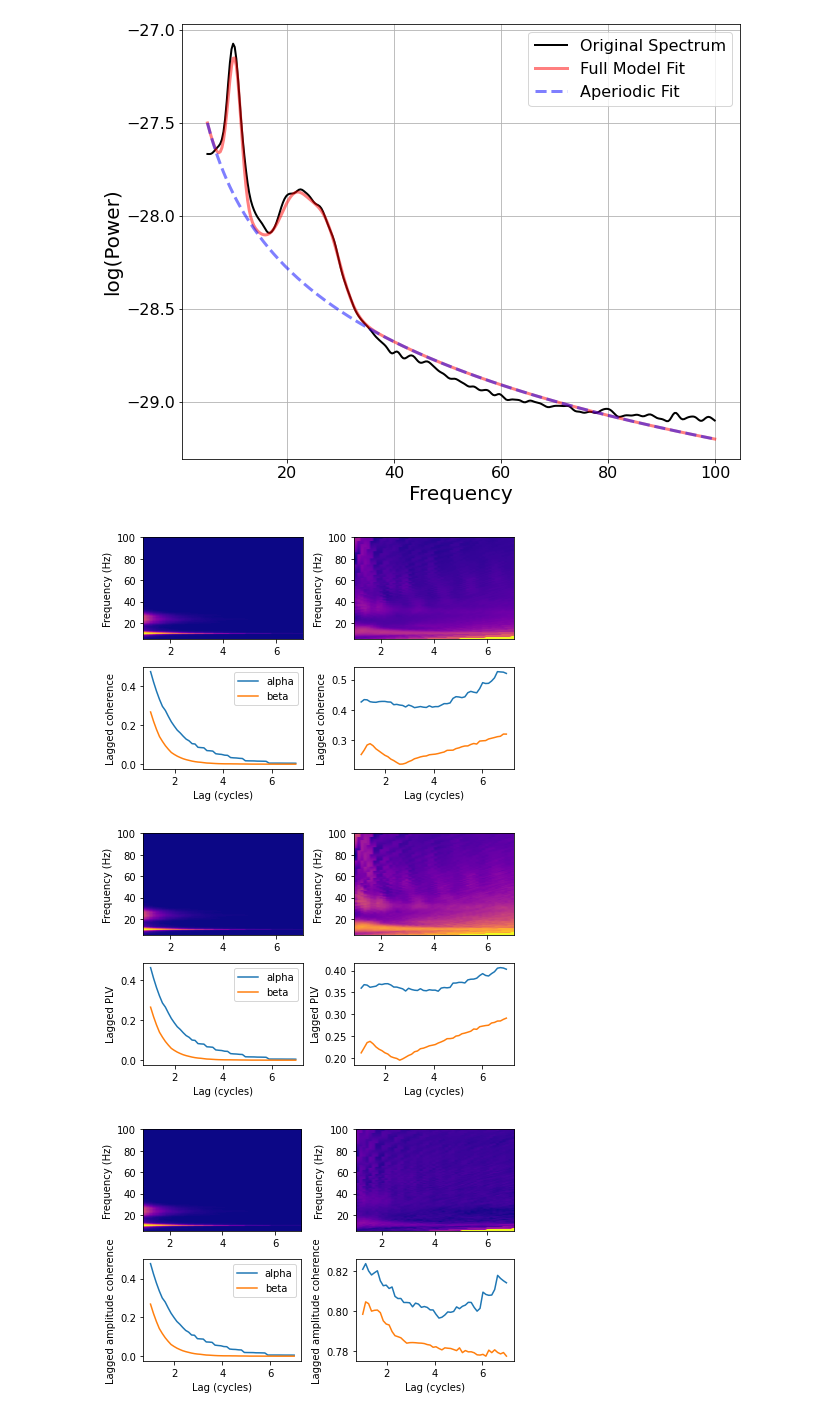
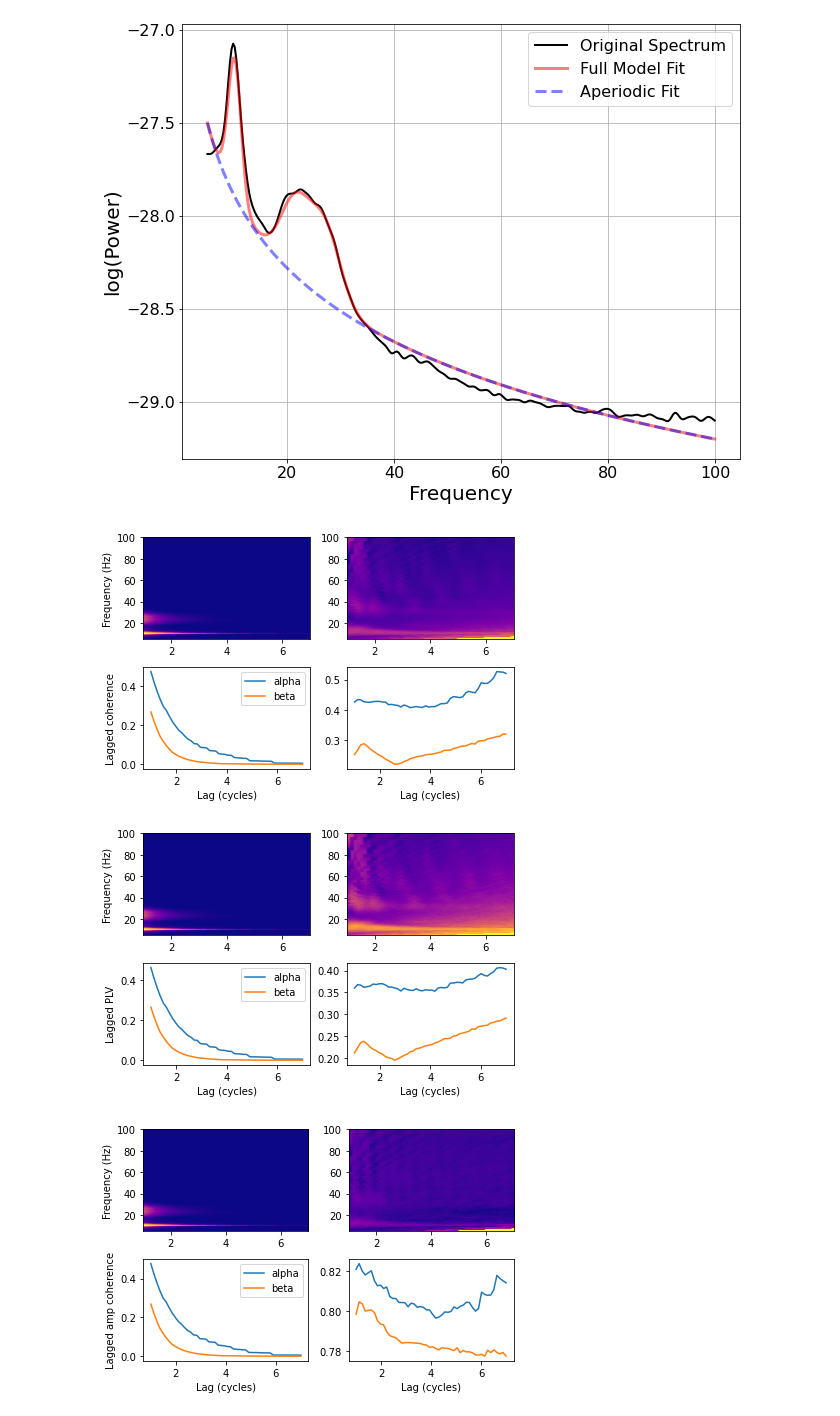
Before and after one commit to danclab/lagged_hilbert_coherence, a Jupyter notebook: meg_sensor_data.ipynb, the cells around one changed output. Cells and saved outputs as stored; diff of their text form; code cells hidden in the pictures.

```diff
--- a/meg_sensor_data.ipynb
+++ b/meg_sensor_data.ipynb
@@ -61,7 +61,6 @@ plt.subplot(2,2,2)
 i1=plt.imshow(np.nanmean(lc_classic,axis=0), aspect='auto', cmap='plasma',
               extent=[lags[0], lags[-1], freqs[0], freqs[-1]],
               origin='lower')
-plt.ylabel('Frequency (Hz)')
 plt.subplot(2,2,3)
 plt.plot(lags,np.nanmean(np.nanmean(lc_surrogate[:,low_frange,:],axis=1),axis=0),label='alpha')
 plt.plot(lags,np.nanmean(np.nanmean(lc_surrogate[:,high_frange,:],axis=1),axis=0),label='beta')
@@ -72,10 +71,9 @@ plt.subplot(2,2,4)
 plt.plot(lags,np.nanmean(np.nanmean(lc_classic[:,low_frange,:],axis=1),axis=0),label='alpha')
 plt.plot(lags,np.nanmean(np.nanmean(lc_classic[:,high_frange,:],axis=1),axis=0),label='beta')
 plt.xlabel('Lag (cycles)')
-plt.ylabel('Lagged coherence')
 plt.tight_layout()
 # %% [output]
-[figure, old version]
+[figure, new version]
 # %%
 lplv_surrogate=lagged_surrogate_coherence(data, freqs, lags, 600, type='plv')
 lplv_classic=lagged_coherence_classic(data, freqs, lags, 600, type='plv')
@@ -93,7 +91,6 @@ plt.subplot(2,2,2)
 i1=plt.imshow(np.nanmean(lplv_classic,axis=0), aspect='auto', cmap='plasma',
               extent=[lags[0], lags[-1], freqs[0], freqs[-1]],
               origin='lower')
-plt.ylabel('Frequency (Hz)')
 plt.subplot(2,2,3)
 plt.plot(lags,np.nanmean(np.nanmean(lplv_surrogate[:,low_frange,:],axis=1),axis=0),label='alpha')
 plt.plot(lags,np.nanmean(np.nanmean(lplv_surrogate[:,high_frange,:],axis=1),axis=0),label='beta')
@@ -104,42 +101,39 @@ plt.subplot(2,2,4)
 plt.plot(lags,np.nanmean(np.nanmean(lplv_classic[:,low_frange,:],axis=1),axis=0),label='alpha')
 plt.plot(lags,np.nanmean(np.nanmean(lplv_classic[:,high_frange,:],axis=1),axis=0),label='beta')
 plt.xlabel('Lag (cycles)')
-plt.ylabel('Lagged PLV')
 plt.tight_layout()
 # %% [output]
-[figure, old version]
+[figure, new version]
 # %%
 lac_surrogate=lagged_surrogate_coherence(data, freqs, lags, 600, type='amp_coh')
 lac_classic=lagged_coherence_classic(data, freqs, lags, 600, type='amp_coh')
 # %%
 low_frange=np.where((freqs>=7) & (freqs<=13))[0]
 high_frange=np.where((freqs>=13) & (freqs<=30))[0]
 
 plt.figure()
 plt.subplot(2,2,1)
 i1=plt.imshow(np.nanmean(lac_surrogate,axis=0), aspect='auto', cmap='plasma',
               extent=[lags[0], lags[-1], freqs[0], freqs[-1]],
               origin='lower')
 plt.ylabel('Frequency (Hz)')
 plt.subplot(2,2,2)
 i1=plt.imshow(np.nanmean(lac_classic,axis=0), aspect='auto', cmap='plasma',
               extent=[lags[0], lags[-1], freqs[0], freqs[-1]],
               origin='lower')
-plt.ylabel('Frequency (Hz)')
 plt.subplot(2,2,3)
 plt.plot(lags,np.nanmean(np.nanmean(lac_surrogate[:,low_frange,:],axis=1),axis=0),label='alpha')
 plt.plot(lags,np.nanmean(np.nanmean(lac_surrogate[:,high_frange,:],axis=1),axis=0),label='beta')
 plt.xlabel('Lag (cycles)')
-plt.ylabel('Lagged amplitude coherence')
+plt.ylabel('Lagged amp coherence')
 plt.legend()
 plt.subplot(2,2,4)
 plt.plot(lags,np.nanmean(np.nanmean(lac_classic[:,low_frange,:],axis=1),axis=0),label='alpha')
 plt.plot(lags,np.nanmean(np.nanmean(lac_classic[:,high_frange,:],axis=1),axis=0),label='beta')
 plt.xlabel('Lag (cycles)')
-plt.ylabel('Lagged amplitude coherence')
 plt.tight_layout()
 # %% [output]
-[figure, old version]
+[figure, new version]
 # %%
 plt.figure(figsize=(4,20))
 for lag in range(1,8):
```
